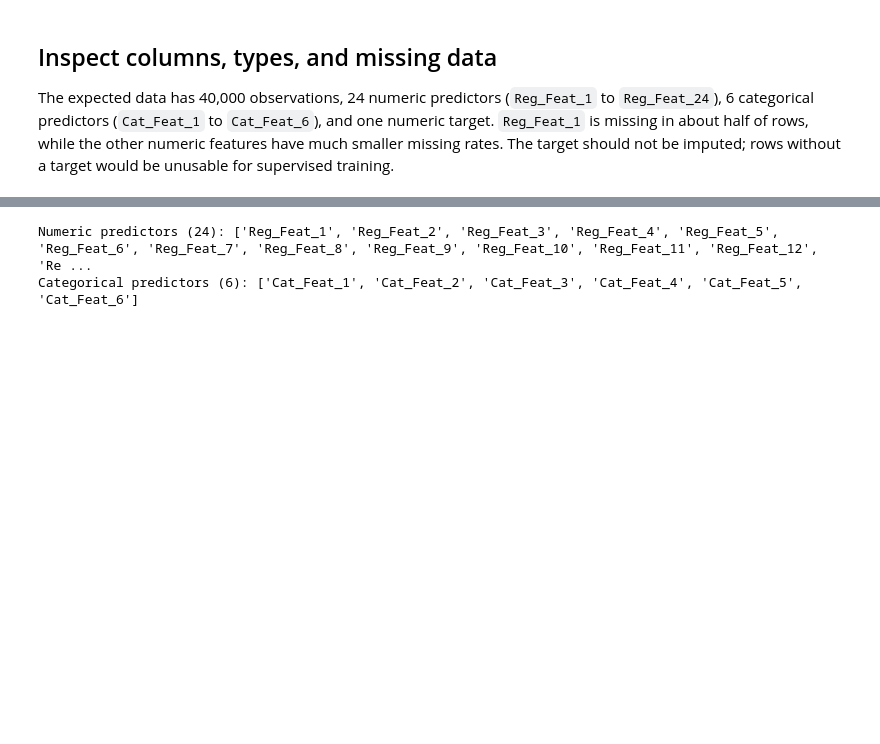
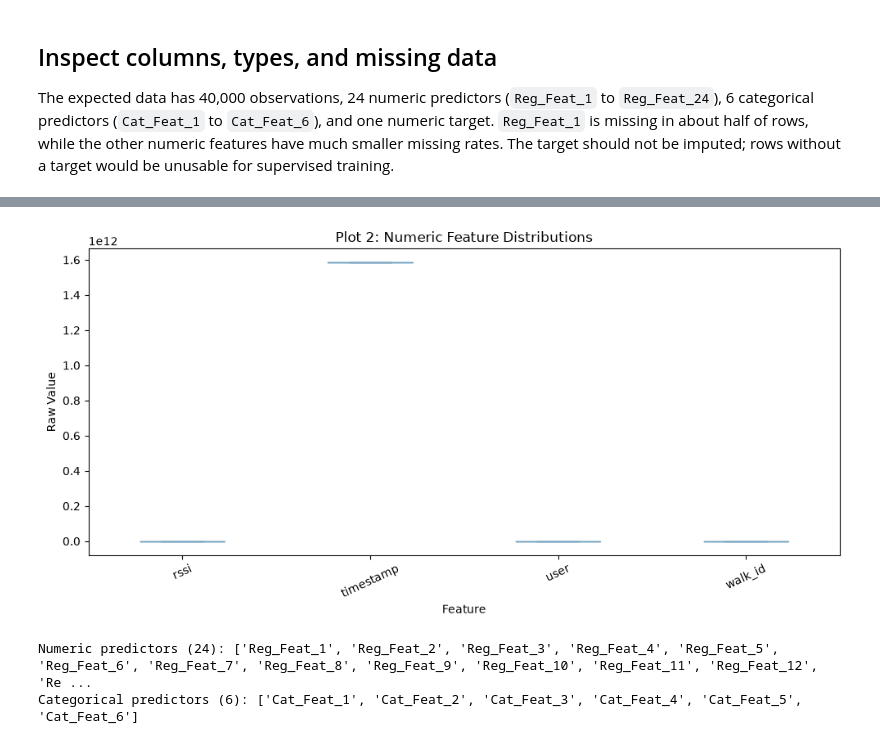
Before and after one commit to ismail-ru-cse-39/Machine-Learning, a Jupyter notebook: projects/regression.ipynb, the cells around one changed output, grey strips where cells are left out. Saved outputs shown, nothing was run; the diff lists cells and outputs as text; code cells hidden in the pictures; blank space fills up the shorter version.

```diff
--- a/projects/regression.ipynb
+++ b/projects/regression.ipynb
@@ -36,3 +35,8 @@ Dataset shape: 40,000 rows × 31 columns
 ## Inspect columns, types, and missing data
 
 The expected data has 40,000 observations, 24 numeric predictors (`Reg_Feat_1` to `Reg_Feat_24`), 6 categorical predictors (`Cat_Feat_1` to `Cat_Feat_6`), and one numeric target. `Reg_Feat_1` is missing in about half of rows, while the other numeric features have much smaller missing rates. The target should not be imputed; rows without a target would be unusable for supervised training.
+# %%
+print("Dataset columns:")
+for col in df.columns:
+    print(repr(col))
+print("\nTotal columns:", len(df.columns))
@@ -101,3 +123,29 @@ plt.tight_layout()
+# %%
+import matplotlib.pyplot as plt
+
+# Select representative numeric predictors available in your dataset
+raw_plot_features = [
+    col for col in ["rssi", "timestamp", "user", "walk_id"]
+    if col in raw_predictors.select_dtypes(include="number").columns
+]
+
+# Plot numeric feature distributions
+plt.figure(figsize=(10, 5))
+
+raw_predictors[raw_plot_features].plot.box(
+    ax=plt.gca(),
+    showfliers=False,
+    color="#7aa6c2"
+)
+
+plt.title("Plot 2: Numeric Feature Distributions")
+plt.xlabel("Feature")
+plt.ylabel("Raw Value")
+plt.xticks(rotation=25)
+plt.tight_layout()
+plt.show()
+# %% [output]
+[figure, added]
 # %%
 # Define predictors and target explicitly so the target cannot enter the preprocessing pipeline.
 X = df.drop(columns=TARGET)
```
Also changed, not shown: parts of 12 cells of this notebook, 6 other files.
